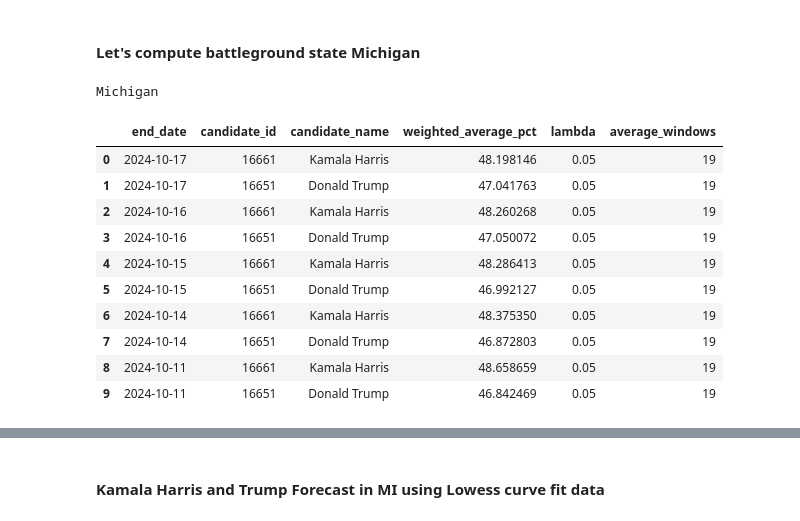
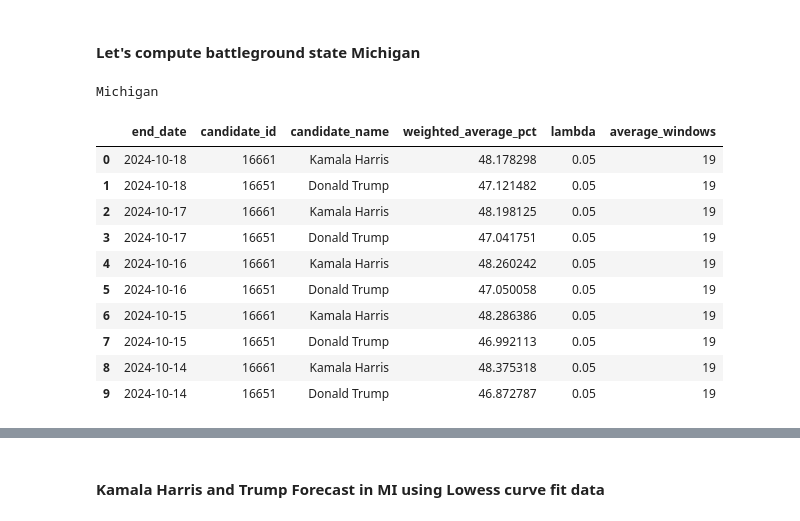
Before and after one commit to christophermoverton/ppoll_jupyterlab, a Jupyter notebook: 538pollingdata.ipynb, the cells around one changed output, grey strips where cells are left out. Saved outputs shown, nothing was run; the diff lists cells and outputs as text; code cells hidden in the pictures.

```diff
--- a/538pollingdata.ipynb
+++ b/538pollingdata.ipynb
@@ -1078,10 +1078,10 @@ for lambda_value in lambda_values:
                 for start, end in interval_ranges:
                     # Filter the data within the interval using 'days_past_index'
                     interval_data = candidate_data[(candidate_data['days_past_index'] >= start) & (candidate_data['days_past_index'] <= end)]
-
+                    #interval_data = interval_data[interval_data['candidate_id']==16661]
                     # Group by 'pollster' and count the occurrences
-                    pollster_count = interval_data.groupby('pollster')['pollster'].count()
-
+                    pollster_count = interval_data.groupby(['pollster','candidate_id'])['pollster'].count()
+                    #print(pollster_count.head(5))
                     # Calculate weight_pollster_frequency = 1 / pollster_count
                     weight_pollster_frequency = 1 / pollster_count
 
@@ -1090,7 +1090,7 @@ for lambda_value in lambda_values:
 
                 # Convert the results into a DataFrame and display it
                 pollster_weights_days_index_df = pd.DataFrame(interval_pollster_counts_days_index)
-
+                #print(pollster_weights_days_index_df.head(5))
                 # Initialize a new column in the original dataframe to store the joined weight_pollster_frequency
                 candidate_data['weight_pollster_frequency'] = None
 
@@ -1102,8 +1102,20 @@ for lambda_value in lambda_values:
                     # Filter the rows of candidate_data within the current interval range
                     interval_mask = (candidate_data['days_past_index'] >= start) & (candidate_data['days_past_index'] <= end)
 
+                    # Filter the rows for the current interval
+                    candidate_data_interval = candidate_data[interval_mask]
+
+                    # Merge with the corresponding interval from pollster_candidate_weights_df on 'pollster' and 'candidate_id'
+                    merged_data = pd.merge(candidate_data_interval,
+                                           pollster_weights_days_index_df[[interval_name]],
+                                           left_on=['pollster', 'candidate_id'],
+                                           right_index=True,
+                                           how='left')
+
+                    # Update the 'weight_pollster_frequency' column in the original candidate_data with the merged values
+                    candidate_data.loc[interval_mask, 'weight_pollster_frequency'] = merged_data[interval_name]
                     # Merge the corresponding weight_pollster_frequency values from pollster_weights_days_index_df based on 'pollster'
-                    candidate_data.loc[interval_mask, 'weight_pollster_frequency'] = candidate_data.loc[interval_mask, 'pollster'].map(pollster_weights_days_index_df[interval_name])
+                    #candidate_data.loc[interval_mask, 'weight_pollster_frequency'] = candidate_data.loc[interval_mask, 'pollster'].map(pollster_weights_days_index_df[interval_name])
 
                 ## end  pollster frequency weighting
                 c_mean = candidate_data[(candidate_data['days_past_index'] < avg_window) & (candidate_data['days_past_index'] > 0)]['pct'].mean() #gather mean for past 30 days of likely voters
@@ -1702,10 +1714,10 @@ for lambda_value in lambda_values:
                 for start, end in interval_ranges:
                     # Filter the data within the interval using 'days_past_index'
                     interval_data = candidate_data[(candidate_data['days_past_index'] >= start) & (candidate_data['days_past_index'] <= end)]
-
+                    #interval_data = interval_data[interval_data['candidate_id']==16661]
                     # Group by 'pollster' and count the occurrences
-                    pollster_count = interval_data.groupby('pollster')['pollster'].count()
-
+                    pollster_count = interval_data.groupby(['pollster','candidate_id'])['pollster'].count()
+                    #print(pollster_count.head(5))
                     # Calculate weight_pollster_frequency = 1 / pollster_count
                     weight_pollster_frequency = 1 / pollster_count
 
@@ -1714,7 +1726,7 @@ for lambda_value in lambda_values:
 
                 # Convert the results into a DataFrame and display it
                 pollster_weights_days_index_df = pd.DataFrame(interval_pollster_counts_days_index)
-
+                #print(pollster_weights_days_index_df.head(5))
                 # Initialize a new column in the original dataframe to store the joined weight_pollster_frequency
                 candidate_data['weight_pollster_frequency'] = None
 
@@ -1726,8 +1738,20 @@ for lambda_value in lambda_values:
                     # Filter the rows of candidate_data within the current interval range
                     interval_mask = (candidate_data['days_past_index'] >= start) & (candidate_data['days_past_index'] <= end)
 
+                    # Filter the rows for the current interval
+                    candidate_data_interval = candidate_data[interval_mask]
+
+                    # Merge with the corresponding interval from pollster_candidate_weights_df on 'pollster' and 'candidate_id'
+                    merged_data = pd.merge(candidate_data_interval,
+                                           pollster_weights_days_index_df[[interval_name]],
+                                           left_on=['pollster', 'candidate_id'],
+                                           right_index=True,
+                                           how='left')
+
+                    # Update the 'weight_pollster_frequency' column in the original candidate_data with the merged values
+                    candidate_data.loc[interval_mask, 'weight_pollster_frequency'] = merged_data[interval_name]
                     # Merge the corresponding weight_pollster_frequency values from pollster_weights_days_index_df based on 'pollster'
-                    candidate_data.loc[interval_mask, 'weight_pollster_frequency'] = candidate_data.loc[interval_mask, 'pollster'].map(pollster_weights_days_index_df[interval_name])
+                    #candidate_data.loc[interval_mask, 'weight_pollster_frequency'] = candidate_data.loc[interval_mask, 'pollster'].map(pollster_weights_days_index_df[interval_name])
 
                 ## end  pollster frequency weighting
                 c_mean = candidate_data[(candidate_data['days_past_index'] < avg_window) & (candidate_data['days_past_index'] > 0)]['pct'].mean() #gather mean for past 30 days of likely voters
@@ -1828,43 +1852,43 @@ for lambda_value in lambda_values:
                 #print result
                 #print(f"Number of NaN value in 'w_i': {nan_weight_i}")
 
                 # Step 3: Identify rows with NaN in w_i to examine their individual values
                 #nan_rows = candidate_data[candidate_data['w_i'].isna()]
                 #print("Rows producing NaN in 'w_i':")
                 #print(nan_rows[['methodology','weight_mode', 'weight_sample', 'weight_score', 'weight_time', 'w_i']])
 
                 # Step 9: Compute the weighted average of the poll points ('pct') using the computed weights
                 weighted_average_pct = np.average(candidate_data['adjusted_pct'], weights=candidate_data['w_i'])
 
                 # Step 10: Store the current date, candidate_id, candidate_name, and the weighted average in a new DataFrame
                 if not candidate_data.empty:
                     candidate_name = candidate_data['candidate_name'].iloc[0]
                     weighted_averages.append({
                         'end_date': current_date,
                         'candidate_id': candidate,
                         'candidate_name': candidate_name,
                         'weighted_average_pct': weighted_average_pct,
                         'lambda': lambda_value,
                         'average_windows': avg_window
                     })
 
 # Convert the results into a new DataFrame
 df_weighted_averages = pd.DataFrame(weighted_averages)
 print("Michigan")
 df_weighted_averages.head(10)
 # %% [output]
 Michigan
 |  | end_date | candidate_id | candidate_name | weighted_average_pct | lambda | average_windows |
-| 0 | 2024-10-17 | 16661 | Kamala Harris | 48.198146 | 0.05 | 19 |
-| 1 | 2024-10-17 | 16651 | Donald Trump | 47.041763 | 0.05 | 19 |
-| 2 | 2024-10-16 | 16661 | Kamala Harris | 48.260268 | 0.05 | 19 |
-| 3 | 2024-10-16 | 16651 | Donald Trump | 47.050072 | 0.05 | 19 |
-| 4 | 2024-10-15 | 16661 | Kamala Harris | 48.286413 | 0.05 | 19 |
-| 5 | 2024-10-15 | 16651 | Donald Trump | 46.992127 | 0.05 | 19 |
-| 6 | 2024-10-14 | 16661 | Kamala Harris | 48.375350 | 0.05 | 19 |
-| 7 | 2024-10-14 | 16651 | Donald Trump | 46.872803 | 0.05 | 19 |
-| 8 | 2024-10-11 | 16661 | Kamala Harris | 48.658659 | 0.05 | 19 |
-| 9 | 2024-10-11 | 16651 | Donald Trump | 46.842469 | 0.05 | 19 |
+| 0 | 2024-10-18 | 16661 | Kamala Harris | 48.178298 | 0.05 | 19 |
+| 1 | 2024-10-18 | 16651 | Donald Trump | 47.121482 | 0.05 | 19 |
+| 2 | 2024-10-17 | 16661 | Kamala Harris | 48.198125 | 0.05 | 19 |
+| 3 | 2024-10-17 | 16651 | Donald Trump | 47.041751 | 0.05 | 19 |
+| 4 | 2024-10-16 | 16661 | Kamala Harris | 48.260242 | 0.05 | 19 |
+| 5 | 2024-10-16 | 16651 | Donald Trump | 47.050058 | 0.05 | 19 |
+| 6 | 2024-10-15 | 16661 | Kamala Harris | 48.286386 | 0.05 | 19 |
+| 7 | 2024-10-15 | 16651 | Donald Trump | 46.992113 | 0.05 | 19 |
+| 8 | 2024-10-14 | 16661 | Kamala Harris | 48.375318 | 0.05 | 19 |
+| 9 | 2024-10-14 | 16651 | Donald Trump | 46.872787 | 0.05 | 19 |
 # %%
 import altair as alt
 
```
Also changed, not shown: parts of 43 cells of this notebook, 1 other file.
